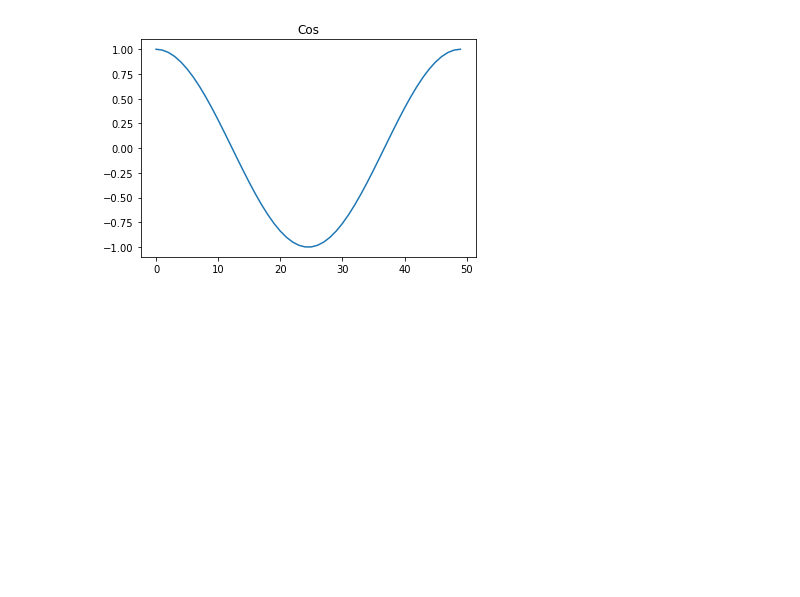
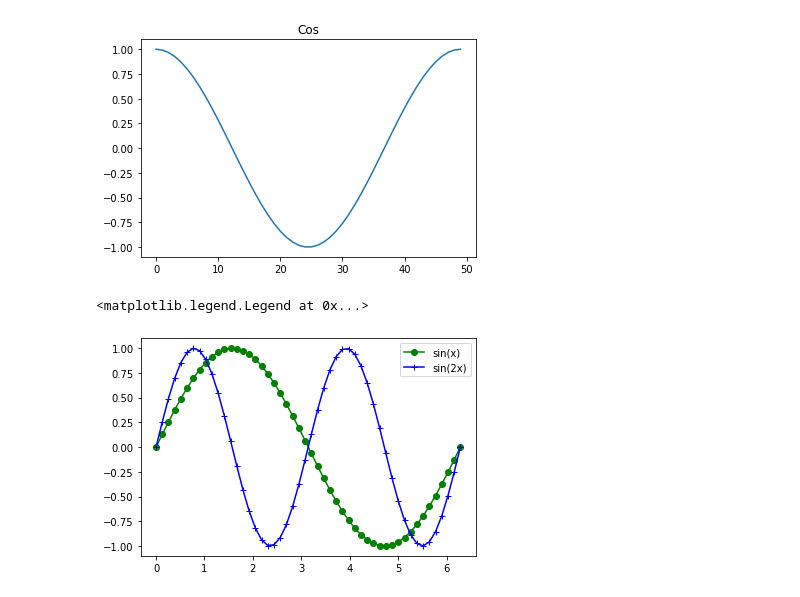
Before and after one commit to oxanaRC/CE888, a Jupyter notebook: Untitled0.ipynb, the cells around one changed output. Cells and saved outputs as stored; diff of their text form; code cells hidden in the pictures; blank space fills up the shorter version.

```diff
--- a/Untitled0.ipynb
+++ b/Untitled0.ipynb
@@ -25,3 +25,24 @@ plt.title("Cos")
 # %% [output]
 Text(0.5, 1.0, 'Cos')
 [figure]
+# %%
+x = np.linspace(0, 2*np.pi, 50)
+y1 = np.sin(x)
+y2 = np.sin(2*x)
+plt.figure() # Create figure
+plt.plot(y1)
+plt.plot(x, y1)
+
+# red dot-dash circle
+plt.plot(x, y1, 'r')
+
+# red marker only circle
+plt.plot(x, y1, 'r-o')
+
+# clear figure then plot 2 curves
+plt.clf()
+plt.plot(x, y1, 'g-o', x, y2, 'b-+')
+plt.legend(['sin(x)','sin(2x)'])
+# %% [output]
+<matplotlib.legend.Legend at 0x...>
+[figure, added]
```
